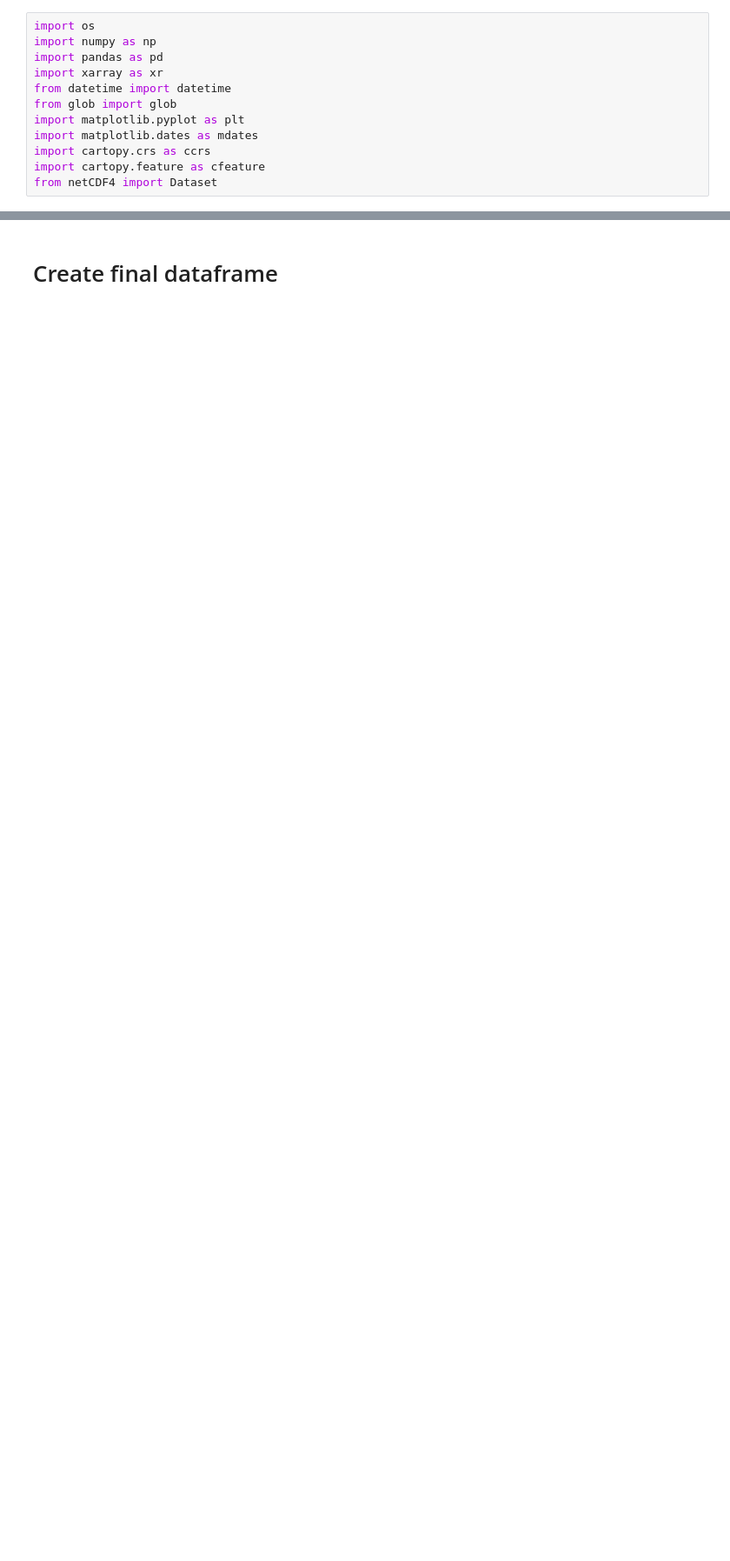
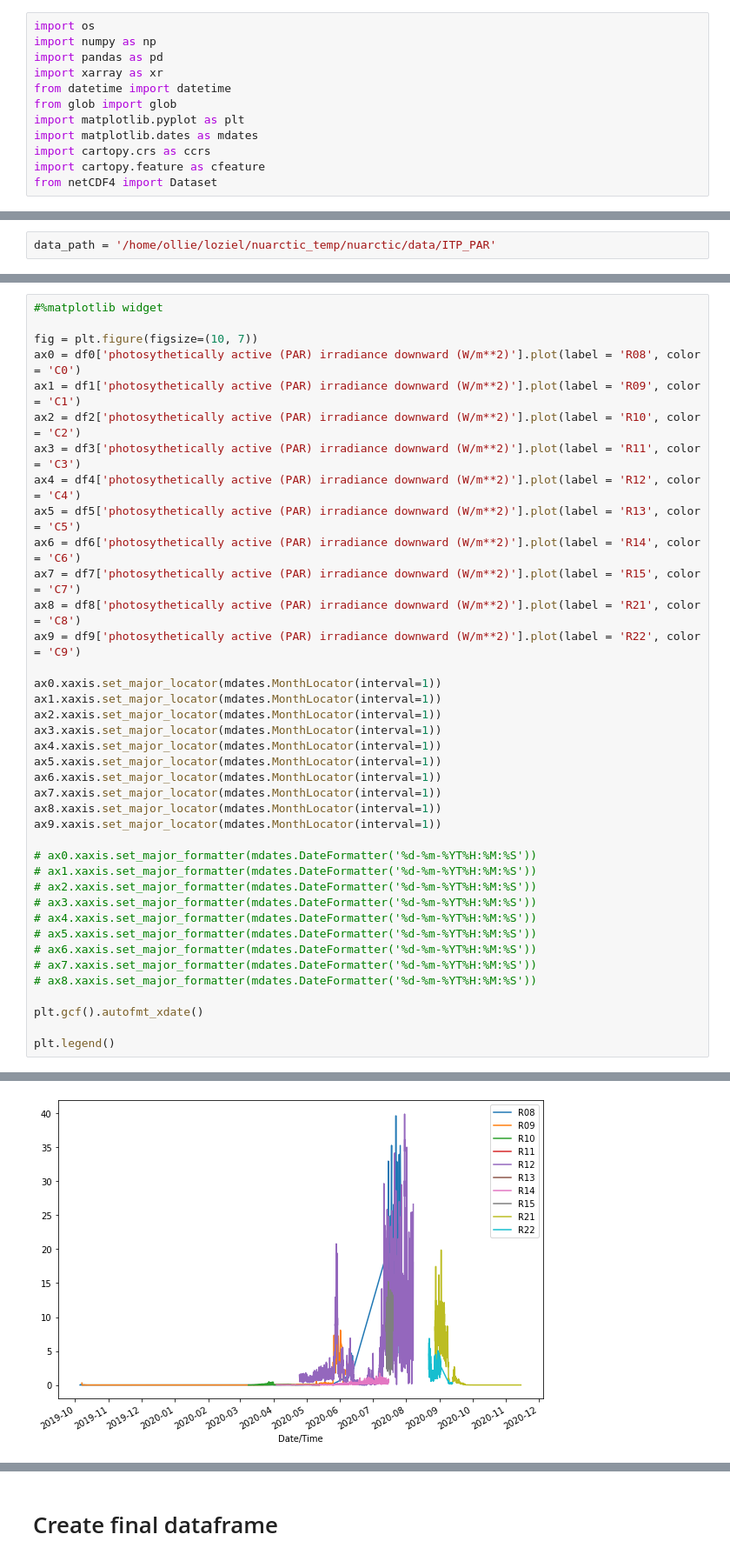
Before and after one commit to LAWTIDEBOY/nuarctic, a Jupyter notebook: scripts/ITP_PAR/process_ITP_PAR.ipynb, the cells around one changed output, grey strips where cells are left out. Shown at 87% size. Cells and saved outputs as stored; diff of their text form; blank space fills up the shorter version.

```diff
--- a/scripts/ITP_PAR/process_ITP_PAR.ipynb
+++ b/scripts/ITP_PAR/process_ITP_PAR.ipynb
@@ -22 +13,3 @@ filename_output = path_ITP + 'PAR_forcing.csv'
+# %%
+data_path = '/home/ollie/loziel/nuarctic_temp/nuarctic/data/ITP_PAR'
 # %%
@@ -449,0 +75,40 @@ plt.legend()
+# %%
+#%matplotlib widget
+
+fig = plt.figure(figsize=(10, 7))
+ax0 = df0['photosythetically active (PAR) irradiance downward (W/m**2)'].plot(label = 'R08', color = 'C0')
+ax1 = df1['photosythetically active (PAR) irradiance downward (W/m**2)'].plot(label = 'R09', color = 'C1')
+ax2 = df2['photosythetically active (PAR) irradiance downward (W/m**2)'].plot(label = 'R10', color = 'C2')
+ax3 = df3['photosythetically active (PAR) irradiance downward (W/m**2)'].plot(label = 'R11', color = 'C3')
+ax4 = df4['photosythetically active (PAR) irradiance downward (W/m**2)'].plot(label = 'R12', color = 'C4')
+ax5 = df5['photosythetically active (PAR) irradiance downward (W/m**2)'].plot(label = 'R13', color = 'C5')
+ax6 = df6['photosythetically active (PAR) irradiance downward (W/m**2)'].plot(label = 'R14', color = 'C6')
+ax7 = df7['photosythetically active (PAR) irradiance downward (W/m**2)'].plot(label = 'R15', color = 'C7')
+ax8 = df8['photosythetically active (PAR) irradiance downward (W/m**2)'].plot(label = 'R21', color = 'C8')
+ax9 = df9['photosythetically active (PAR) irradiance downward (W/m**2)'].plot(label = 'R22', color = 'C9')
+
+ax0.xaxis.set_major_locator(mdates.MonthLocator(interval=1))
+ax1.xaxis.set_major_locator(mdates.MonthLocator(interval=1))
+ax2.xaxis.set_major_locator(mdates.MonthLocator(interval=1))
+ax3.xaxis.set_major_locator(mdates.MonthLocator(interval=1))
+ax4.xaxis.set_major_locator(mdates.MonthLocator(interval=1))
+ax5.xaxis.set_major_locator(mdates.MonthLocator(interval=1))
+ax6.xaxis.set_major_locator(mdates.MonthLocator(interval=1))
+ax7.xaxis.set_major_locator(mdates.MonthLocator(interval=1))
+ax8.xaxis.set_major_locator(mdates.MonthLocator(interval=1))
+ax9.xaxis.set_major_locator(mdates.MonthLocator(interval=1))
+
+# ax0.xaxis.set_major_formatter(mdates.DateFormatter('%d-%m-%YT%H:%M:%S'))
+# ax1.xaxis.set_major_formatter(mdates.DateFormatter('%d-%m-%YT%H:%M:%S'))
+# ax2.xaxis.set_major_formatter(mdates.DateFormatter('%d-%m-%YT%H:%M:%S'))
+# ax3.xaxis.set_major_formatter(mdates.DateFormatter('%d-%m-%YT%H:%M:%S'))
+# ax4.xaxis.set_major_formatter(mdates.DateFormatter('%d-%m-%YT%H:%M:%S'))
+# ax5.xaxis.set_major_formatter(mdates.DateFormatter('%d-%m-%YT%H:%M:%S'))
+# ax6.xaxis.set_major_formatter(mdates.DateFormatter('%d-%m-%YT%H:%M:%S'))
+# ax7.xaxis.set_major_formatter(mdates.DateFormatter('%d-%m-%YT%H:%M:%S'))
+# ax8.xaxis.set_major_formatter(mdates.DateFormatter('%d-%m-%YT%H:%M:%S'))
+
+plt.gcf().autofmt_xdate()
+
+plt.legend()
+# %% [output]
@@ -449,0 +116 @@ plt.legend()
+[figure, added]
```
Also changed, not shown: parts of 67 cells of this notebook, 5 other files.
